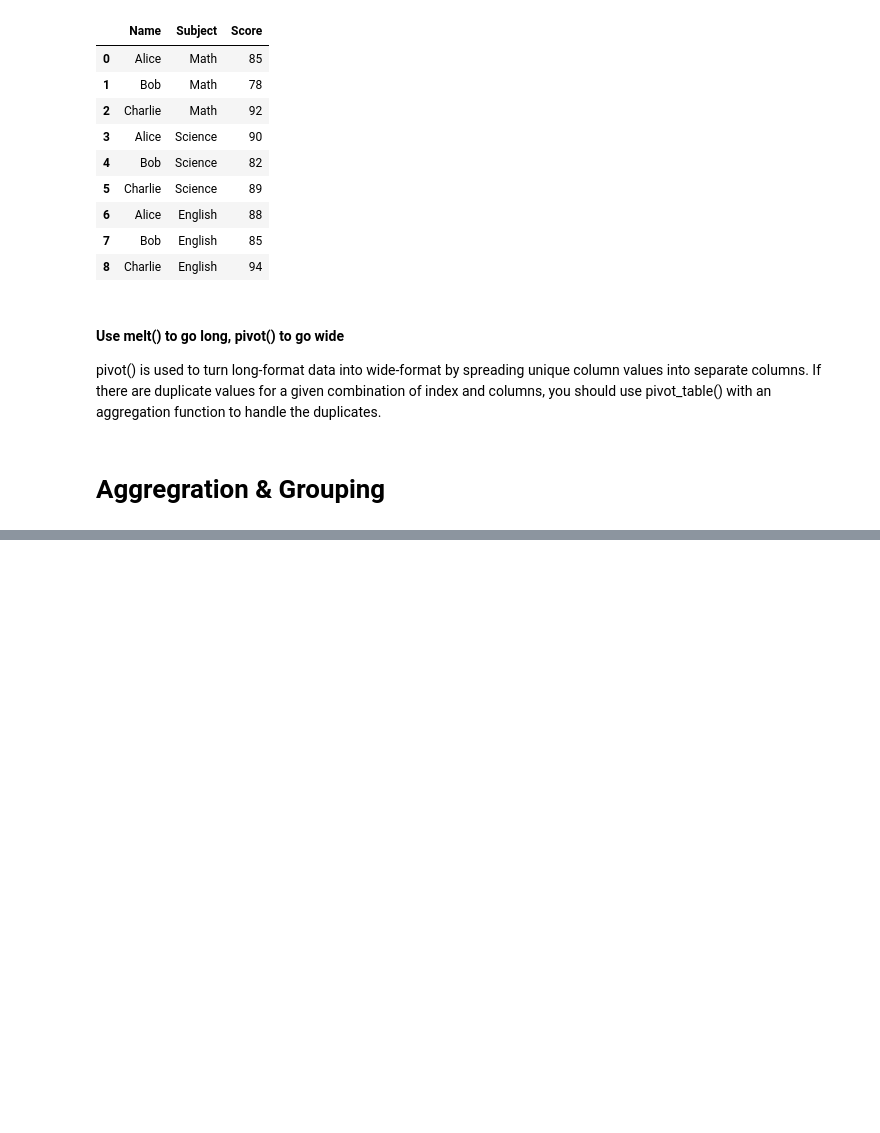
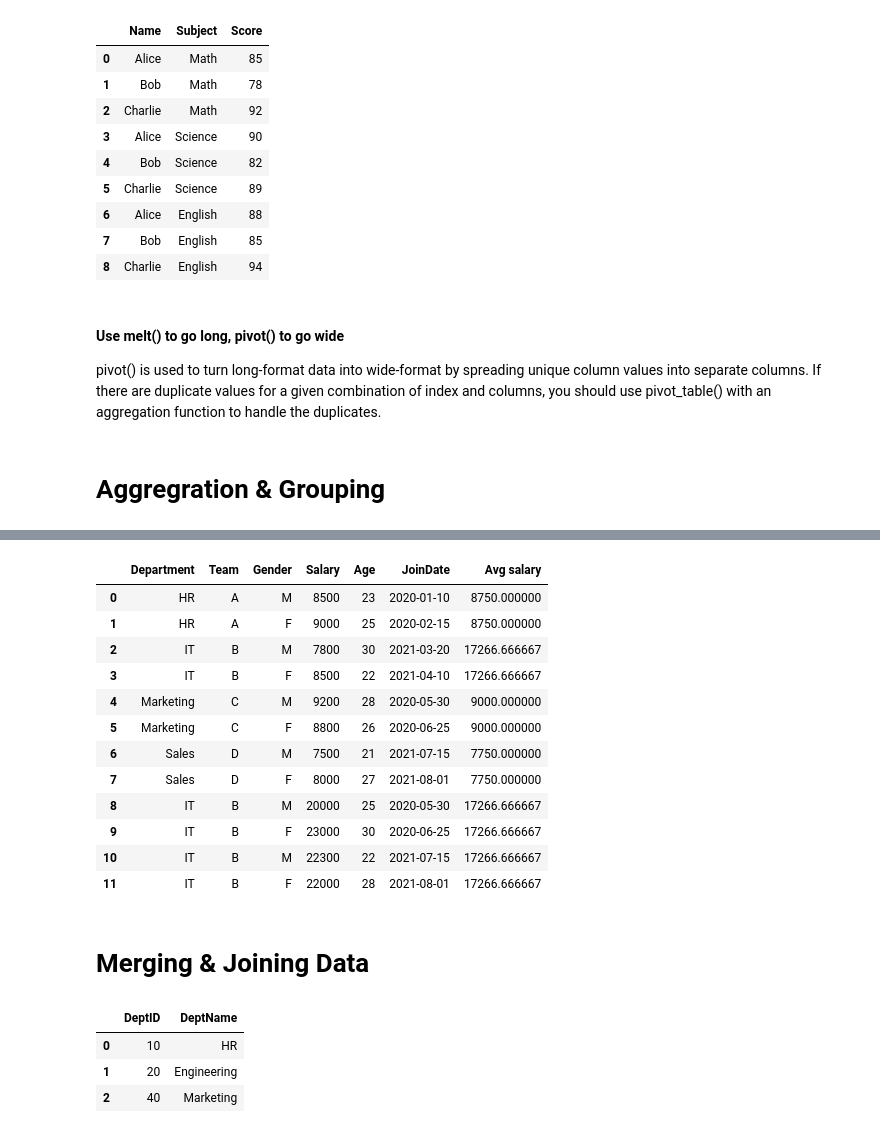
Before and after one commit to pankajvshnv/Data-Science, a Jupyter notebook: numpy.ipynb, the cells around one changed output, grey strips where cells are left out. Saved outputs shown, nothing was run; the diff lists cells and outputs as text; code cells hidden in the pictures; blank space fills up the shorter version.

```diff
--- a/numpy.ipynb
+++ b/numpy.ipynb
@@ -1971,0 +2099,17 @@ If there are duplicate values for a given combination of index and columns, you
+# %%
+# Keep departments where ALL salaries >= 5000
+df.groupby('Department').filter(lambda x: (x['Salary'] >= 5000).all())
+# %% [output]
+|  | Department | Team | Gender | Salary | Age | JoinDate | Avg salary |
+| 0 | HR | A | M | 8500 | 23 | 2020-01-10 | 8750.000000 |
+| 1 | HR | A | F | 9000 | 25 | 2020-02-15 | 8750.000000 |
+| 2 | IT | B | M | 7800 | 30 | 2021-03-20 | 17266.666667 |
+| 3 | IT | B | F | 8500 | 22 | 2021-04-10 | 17266.666667 |
+| 4 | Marketing | C | M | 9200 | 28 | 2020-05-30 | 9000.000000 |
+| 5 | Marketing | C | F | 8800 | 26 | 2020-06-25 | 9000.000000 |
+| 6 | Sales | D | M | 7500 | 21 | 2021-07-15 | 7750.000000 |
+| 7 | Sales | D | F | 8000 | 27 | 2021-08-01 | 7750.000000 |
+| 8 | IT | B | M | 20000 | 25 | 2020-05-30 | 17266.666667 |
+| 9 | IT | B | F | 23000 | 30 | 2020-06-25 | 17266.666667 |
+| 10 | IT | B | M | 22300 | 22 | 2021-07-15 | 17266.666667 |
+| 11 | IT | B | F | 22000 | 28 | 2021-08-01 | 17266.666667 |
@@ -1971,0 +2121,2 @@ If there are duplicate values for a given combination of index and columns, you
+# %% [markdown]
+# Merging & Joining Data
@@ -1971,0 +2134,7 @@ If there are duplicate values for a given combination of index and columns, you
+# %%
+departments
+# %% [output]
+|  | DeptID | DeptName |
+| 0 | 10 | HR |
+| 1 | 20 | Engineering |
+| 2 | 40 | Marketing |
```
Also changed, not shown: parts of 18 cells of this notebook.
